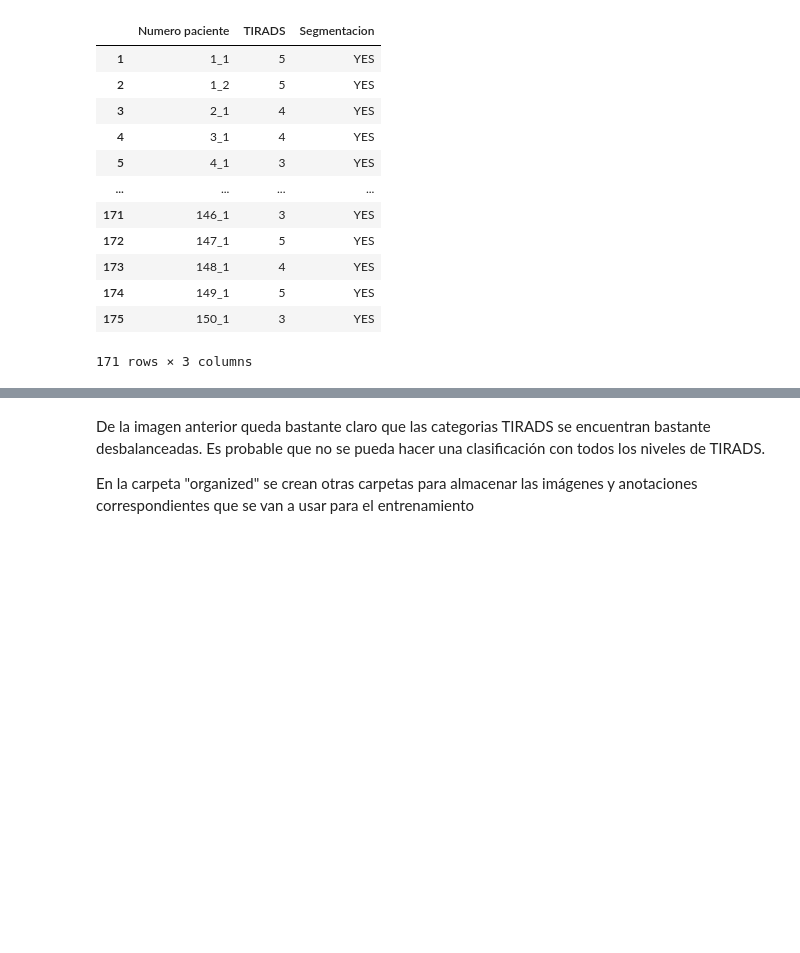
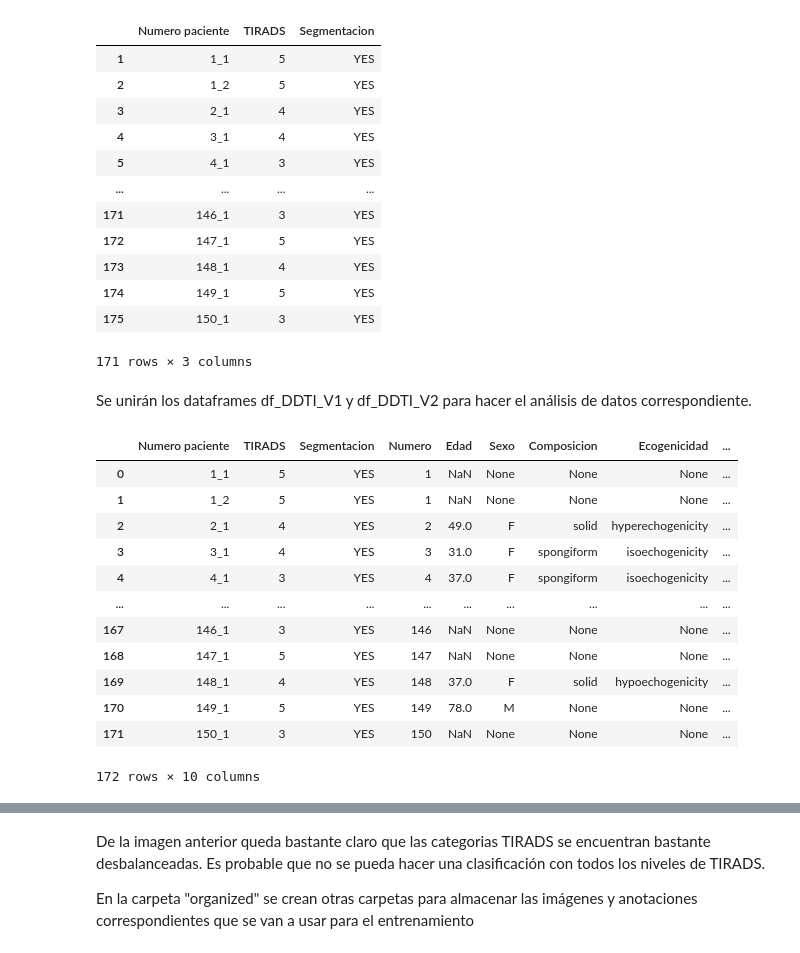
Before and after one commit to Dezarti/nodulos_tiroideos, a Jupyter notebook: desarrollo_modelo.ipynb, the cells around one changed output, grey strips where cells are left out. Drawn from its saved outputs; the diff is of its cells as text; code cells hidden in the pictures; blank space fills up the shorter version.

```diff
--- a/desarrollo_modelo.ipynb
+++ b/desarrollo_modelo.ipynb
@@ -496,3 +496,52 @@ df_DDTI_V2.dropna() # Eliminar todas las filas con valores NULL, NAN o NONE
 | 174 | 149_1 | 5 | YES |
 | 175 | 150_1 | 3 | YES |
 171 rows × 3 columns
+# %% [markdown]
+Se unirán los dataframes df_DDTI_V1 y df_DDTI_V2 para hacer el análisis de datos correspondiente.
+# %%
+import pandas as pd
+
+def preparar_y_unir_dfs(df_A, df_B):
+    """
+    Prepara y une dos DataFrames basándose en una columna específica de cada uno.
+
+    Parámetros:
+    df_A (DataFrame): El primer DataFrame con la columna "Numero paciente".
+    df_B (DataFrame): El segundo DataFrame con la columna "Numero".
+
+    Retorna:
+    DataFrame: Un nuevo DataFrame resultado de unir df_A y df_B.
+    """
+    # Preparar df_A creando una nueva columna que extraiga el número antes del guión bajo
+    # Utiliza la función split y toma la primera parte [0]
+    df_A['Numero_simplificado'] = df_A['Numero paciente'].apply(lambda x: x.split('_')[0])
+
+    # Convertir "Numero_simplificado" a numérico para asegurar una correcta unión
+    df_A['Numero_simplificado'] = pd.to_numeric(df_A['Numero_simplificado'])
+
+    # Unir df_A y df_B basándose en "Numero_simplificado" de A y "Numero" de B
+    df_unido = pd.merge(df_A, df_B, left_on='Numero_simplificado', right_on='Numero')
+
+    # Eliminar la columna 'Numero_simplificado' si no se necesita
+    df_unido.drop('Numero_simplificado', axis=1, inplace=True)
+
+    return df_unido
+
+# Unir dataframes df_DDTI_V1 y df_DDTI_V2
+df_actualizado = preparar_y_unir_dfs(df_DDTI_V2, df_DDTI_V1)
+df_actualizado =  df_actualizado.drop(df_actualizado.columns[10], axis=1) # Eliminar la columna desactualizada tirads
+df_actualizado
+# %% [output]
+|  | Numero paciente | TIRADS | Segmentacion | Numero | Edad | Sexo | Composicion | Ecogenicidad | ... |
+| 0 | 1_1 | 5 | YES | 1 | NaN | None | None | None | ... |
+| 1 | 1_2 | 5 | YES | 1 | NaN | None | None | None | ... |
+| 2 | 2_1 | 4 | YES | 2 | 49.0 | F | solid | hyperechogenicity | ... |
+| 3 | 3_1 | 4 | YES | 3 | 31.0 | F | spongiform | isoechogenicity | ... |
+| 4 | 4_1 | 3 | YES | 4 | 37.0 | F | spongiform | isoechogenicity | ... |
+| ... | ... | ... | ... | ... | ... | ... | ... | ... | ... |
+| 167 | 146_1 | 3 | YES | 146 | NaN | None | None | None | ... |
+| 168 | 147_1 | 5 | YES | 147 | NaN | None | None | None | ... |
+| 169 | 148_1 | 4 | YES | 148 | 37.0 | F | solid | hypoechogenicity | ... |
+| 170 | 149_1 | 5 | YES | 149 | 78.0 | M | None | None | ... |
+| 171 | 150_1 | 3 | YES | 150 | NaN | None | None | None | ... |
+172 rows × 10 columns
```
Also changed, not shown: parts of 4 cells of this notebook.
